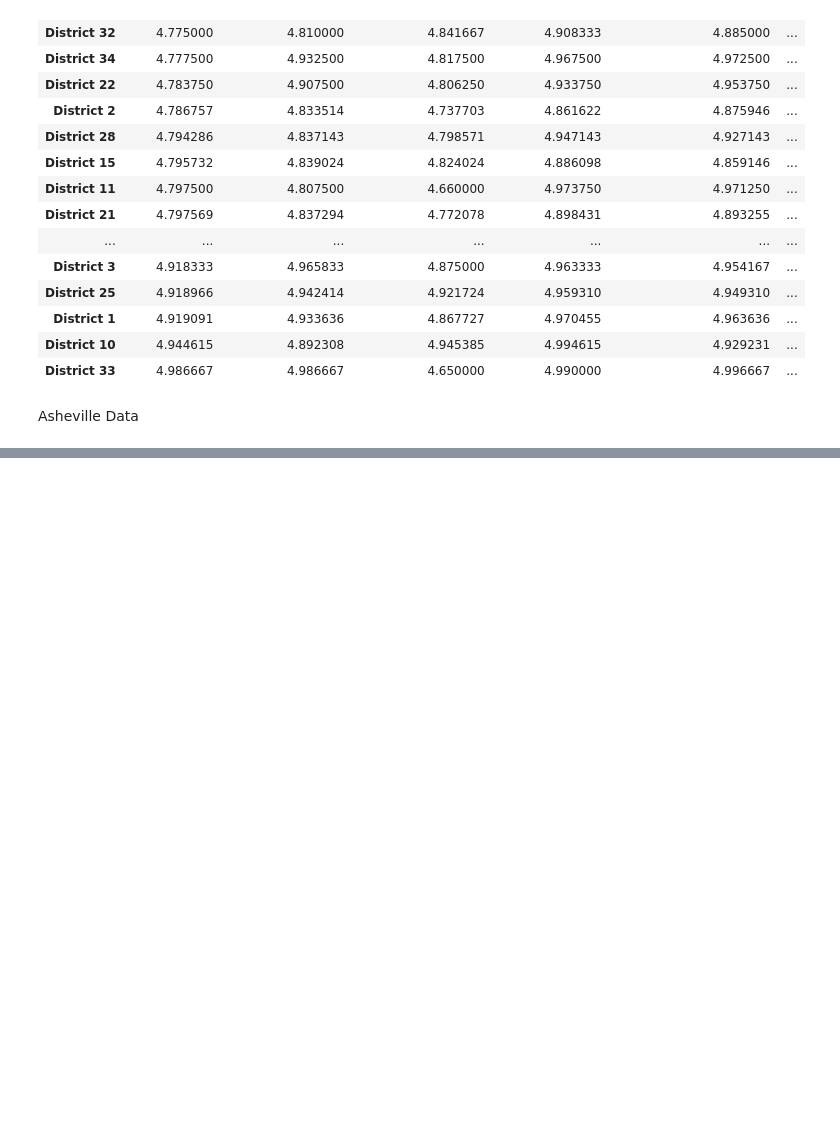
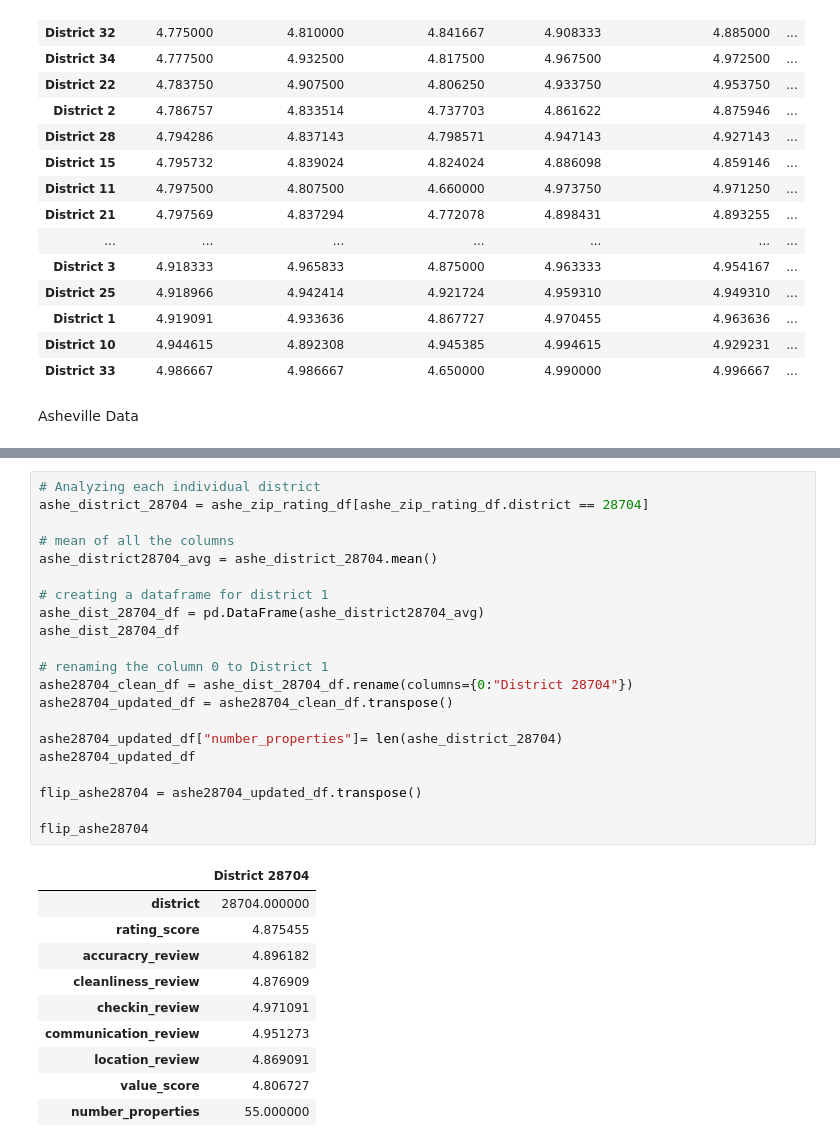
Before and after one commit to JonathanBrown003/Airbnb-A-Closer-Look-Nashville-Asheville, a Jupyter notebook: Analysis_Tu.ipynb, the cells around one changed output, grey strips where cells are left out. Drawn from its saved outputs; the diff is of its cells as text; blank space fills up the shorter version.

```diff
--- a/Analysis_Tu.ipynb
+++ b/Analysis_Tu.ipynb
@@ -920,0 +947,32 @@ len(nash_zip_rating_df) #2692
+# %%
+# Analyzing each individual district
+ashe_district_28704 = ashe_zip_rating_df[ashe_zip_rating_df.district == 28704]
+
+# mean of all the columns
+ashe_district28704_avg = ashe_district_28704.mean()
+
+# creating a dataframe for district 1
+ashe_dist_28704_df = pd.DataFrame(ashe_district28704_avg)
+ashe_dist_28704_df
+
+# renaming the column 0 to District 1
+ashe28704_clean_df = ashe_dist_28704_df.rename(columns={0:"District 28704"})
+ashe28704_updated_df = ashe28704_clean_df.transpose()
+
+ashe28704_updated_df["number_properties"]= len(ashe_district_28704)
+ashe28704_updated_df
+
+flip_ashe28704 = ashe28704_updated_df.transpose()
+
+flip_ashe28704
+# %% [output]
+|  | District 28704 |
+| district | 28704.000000 |
+| rating_score | 4.875455 |
+| accuracry_review | 4.896182 |
+| cleanliness_review | 4.876909 |
+| checkin_review | 4.971091 |
+| communication_review | 4.951273 |
+| location_review | 4.869091 |
+| value_score | 4.806727 |
+| number_properties | 55.000000 |
```
Also changed, not shown: parts of 11 cells of this notebook.
